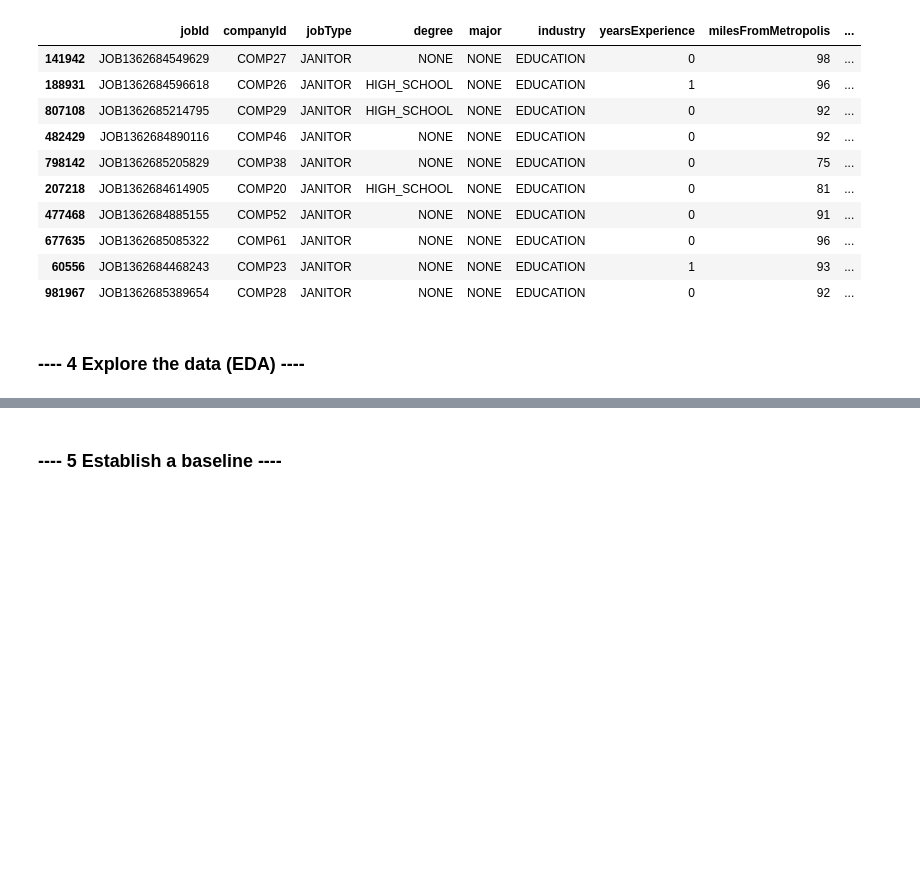
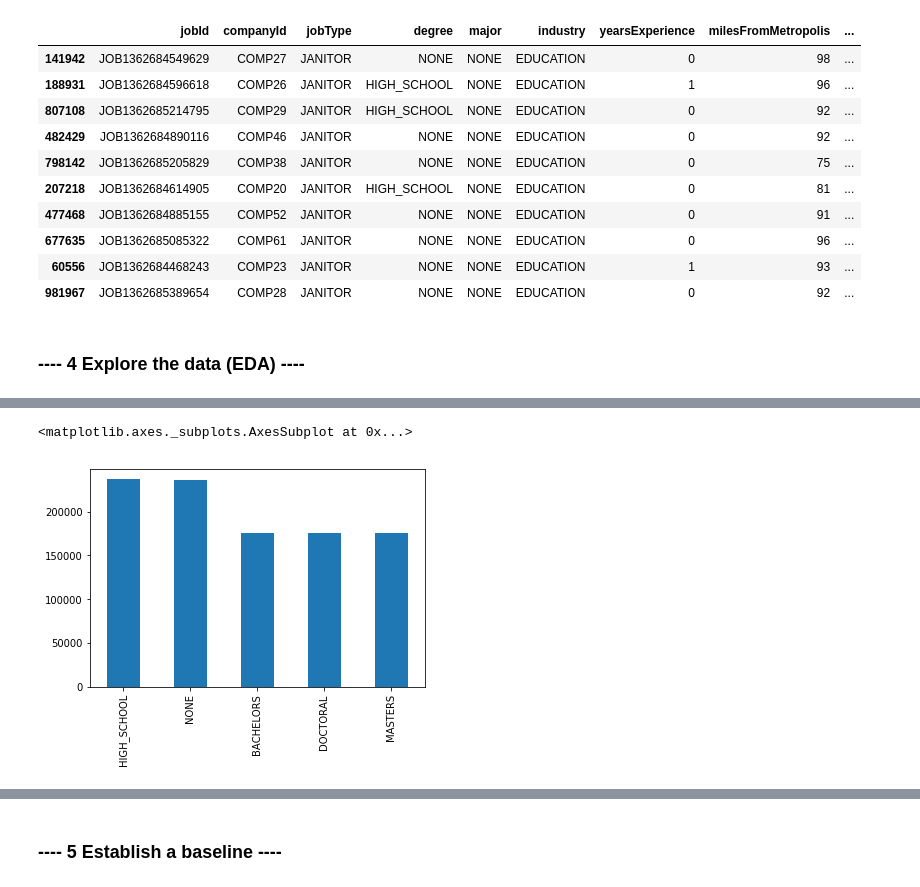
Before and after one commit to cdean4/salary-prediction-portfolio, a Jupyter notebook: SalaryProject.ipynb, the cells around one changed output, grey strips where cells are left out. Drawn from its saved outputs; the diff is of its cells as text; code cells hidden in the pictures; blank space fills up the shorter version.

```diff
--- a/SalaryProject.ipynb
+++ b/SalaryProject.ipynb
@@ -309,0 +333,5 @@ data_train.sort_values('salary').head(10)
+# %%
+data_train.degree.value_counts().plot(kind='bar')
+# %% [output]
+<matplotlib.axes._subplots.AxesSubplot at 0x...>
+[figure, added]
```
Also changed, not shown: parts of 8 cells of this notebook.
